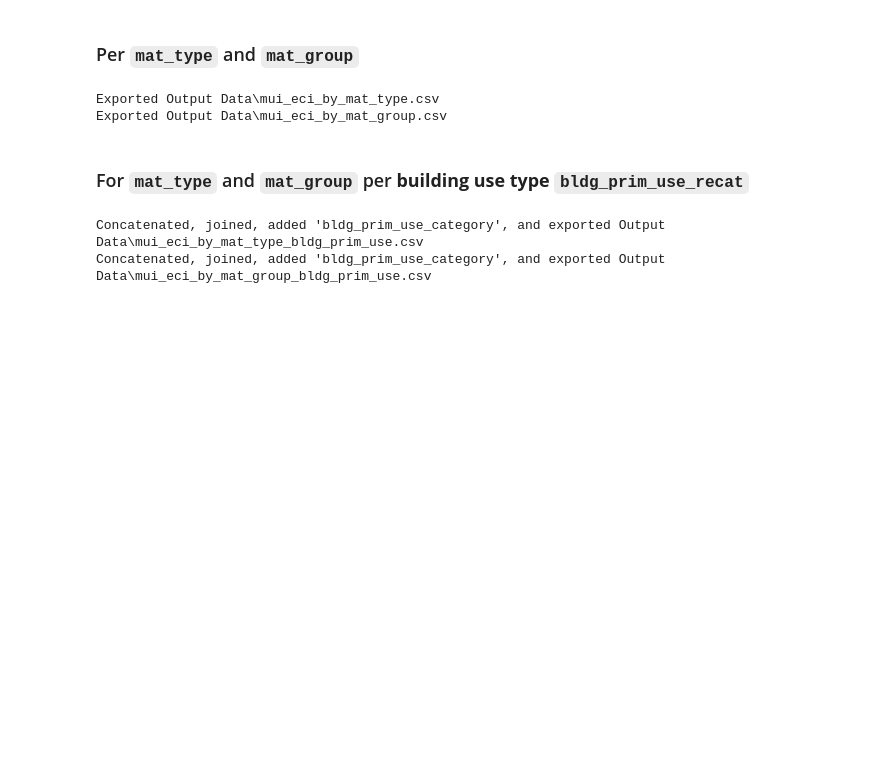
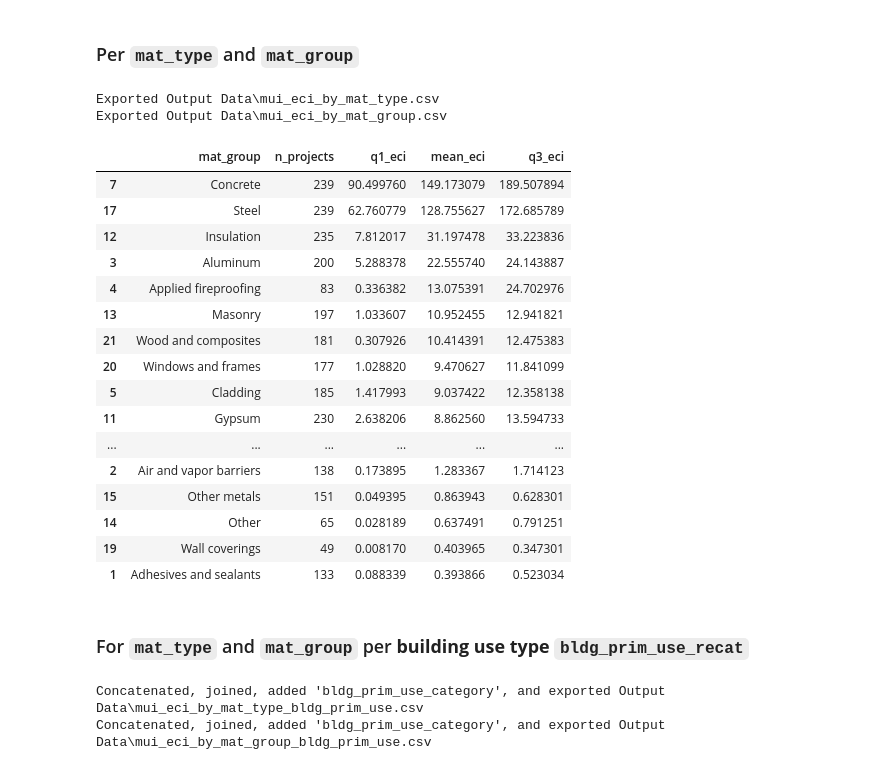
Before and after one commit to Life-Cycle-Lab/wblca-benchmark-v2-material-use-intensity, a Jupyter notebook: mui_eci_code_final.ipynb, the cells around one changed output. Drawn from its saved outputs; the diff is of its cells as text; code cells hidden in the pictures; blank space fills up the shorter version.

```diff
--- a/mui_eci_code_final.ipynb
+++ b/mui_eci_code_final.ipynb
@@ -522,6 +521,39 @@ for feature in categorical_features_for_mui:
 # %% [output]
 Exported Output Data\mui_eci_by_mat_type.csv
 Exported Output Data\mui_eci_by_mat_group.csv
+# %%
+# Option A. Compute quartiles on project-level sums
+proj_group = filtered_df.groupby(['project_index', 'mat_group'], as_index=False).agg(
+    eci=('eci', 'sum')
+)
+
+eci_stats_proj = proj_group.groupby('mat_group').agg(
+    n_projects=('project_index', 'nunique'),
+    q1_eci=('eci', lambda x: x.quantile(0.25)),
+    mean_eci=('eci', 'mean'),
+    q3_eci=('eci', lambda x: x.quantile(0.75))
+).reset_index().sort_values('mean_eci', ascending=False)
+
+# Show in notebook
+display(eci_stats_proj)
+# %% [output]
+|  | mat_group | n_projects | q1_eci | mean_eci | q3_eci |
+| 7 | Concrete | 239 | 90.499760 | 149.173079 | 189.507894 |
+| 17 | Steel | 239 | 62.760779 | 128.755627 | 172.685789 |
+| 12 | Insulation | 235 | 7.812017 | 31.197478 | 33.223836 |
+| 3 | Aluminum | 200 | 5.288378 | 22.555740 | 24.143887 |
+| 4 | Applied fireproofing | 83 | 0.336382 | 13.075391 | 24.702976 |
+| 13 | Masonry | 197 | 1.033607 | 10.952455 | 12.941821 |
+| 21 | Wood and composites | 181 | 0.307926 | 10.414391 | 12.475383 |
+| 20 | Windows and frames | 177 | 1.028820 | 9.470627 | 11.841099 |
+| 5 | Cladding | 185 | 1.417993 | 9.037422 | 12.358138 |
+| 11 | Gypsum | 230 | 2.638206 | 8.862560 | 13.594733 |
+| ... | ... | ... | ... | ... | ... |
+| 2 | Air and vapor barriers | 138 | 0.173895 | 1.283367 | 1.714123 |
+| 15 | Other metals | 151 | 0.049395 | 0.863943 | 0.628301 |
+| 14 | Other | 65 | 0.028189 | 0.637491 | 0.791251 |
+| 19 | Wall coverings | 49 | 0.008170 | 0.403965 | 0.347301 |
+| 1 | Adhesives and sealants | 133 | 0.088339 | 0.393866 | 0.523034 |
 # %% [markdown]
 ### For `mat_type` and `mat_group` per **building use type `bldg_prim_use_recat`**
 # %%
```
Also changed, not shown: parts of 11 cells of this notebook.
